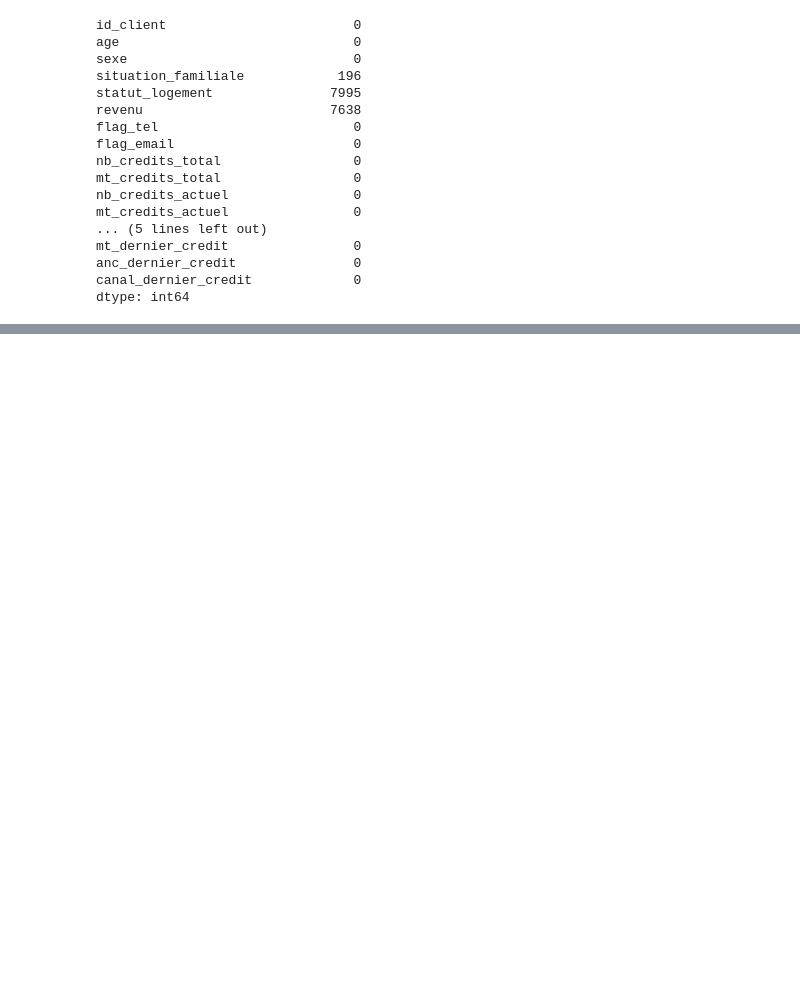
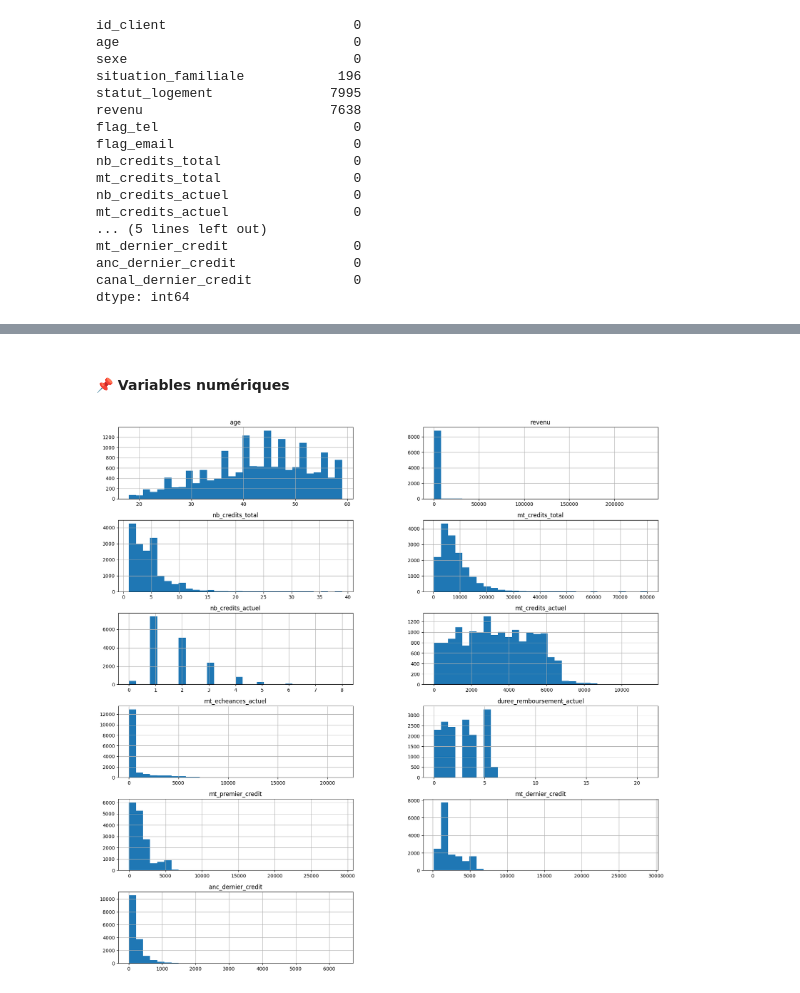
Before and after one commit to ValdesFeudjio/implementation-scoring, a Jupyter notebook: atelier.ipynb, the cells around one changed output, grey strips where cells are left out. Saved outputs shown, nothing was run; the diff lists cells and outputs as text; code cells hidden in the pictures; blank space fills up the shorter version.

```diff
--- a/atelier.ipynb
+++ b/atelier.ipynb
@@ -35,0 +123,13 @@ dtype: int64
+# %% [markdown]
+#### 📌 Variables numériques
+# %%
+import matplotlib.pyplot as plt
+import seaborn as sns
+
+num_cols = ["age", "revenu", "nb_credits_total", "mt_credits_total", "nb_credits_actuel", "mt_credits_actuel","mt_echeances_actuel","duree_remboursement_actuel","mt_premier_credit", "mt_dernier_credit","anc_dernier_credit"]
+
+# Histogrammes des variables numériques
+data[num_cols].hist(bins=30, figsize=(20, 20), layout=(6, 2))
+plt.show()
+# %% [output]
+[figure, added]
```
Also changed, not shown: parts of 16 cells of this notebook, 5 other files.
